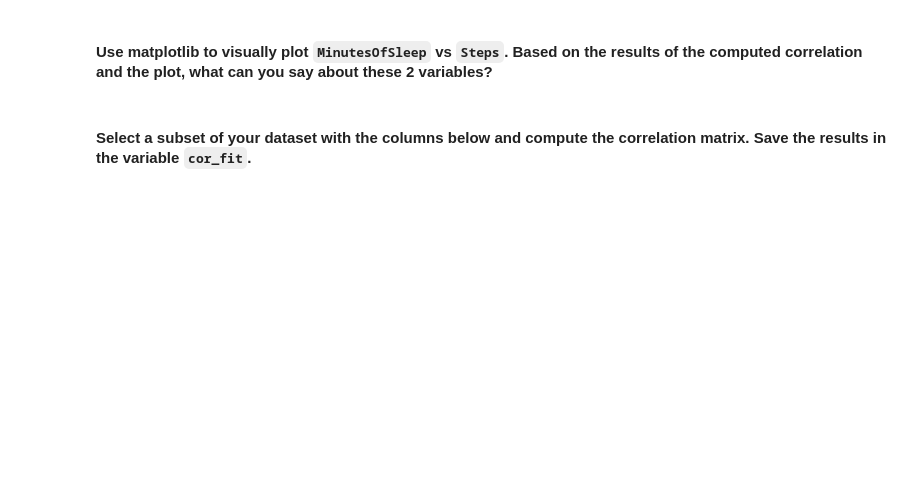
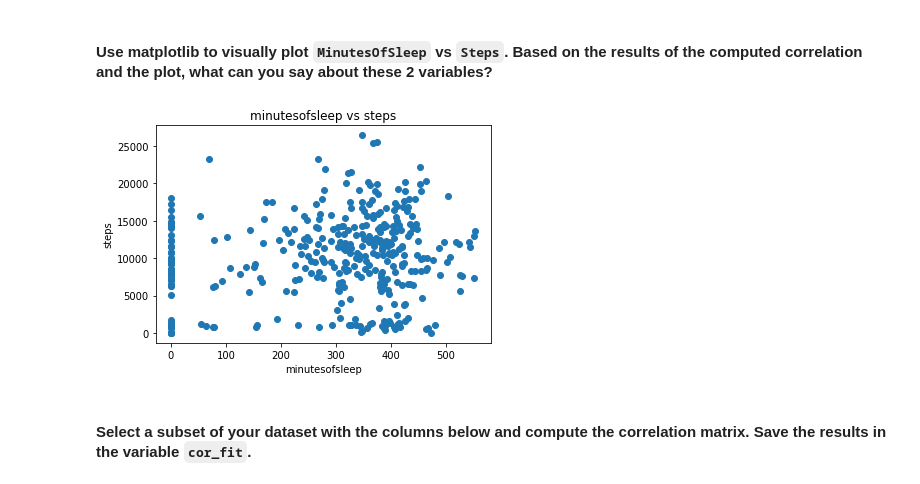
Before and after one commit to Javier-13/lab-pivot-table-and-correlation, a Jupyter notebook: your_code/main.ipynb, the cells around one changed output. Cells and saved outputs as stored; diff of their text form; code cells hidden in the pictures; blank space fills up the shorter version.

```diff
--- a/your_code/main.ipynb
+++ b/your_code/main.ipynb
@@ -221,0 +327,9 @@ your commments here
+# %%
+# your code here
+plt.scatter(fitbit.minutesofsleep, fitbit.steps)
+plt.title('minutesofsleep vs steps')
+plt.xlabel('minutesofsleep')
+plt.ylabel('steps')
+plt.show()
+# %% [output]
+[figure, added]
```
Also changed, not shown: parts of 39 cells of this notebook, 2 other files.
